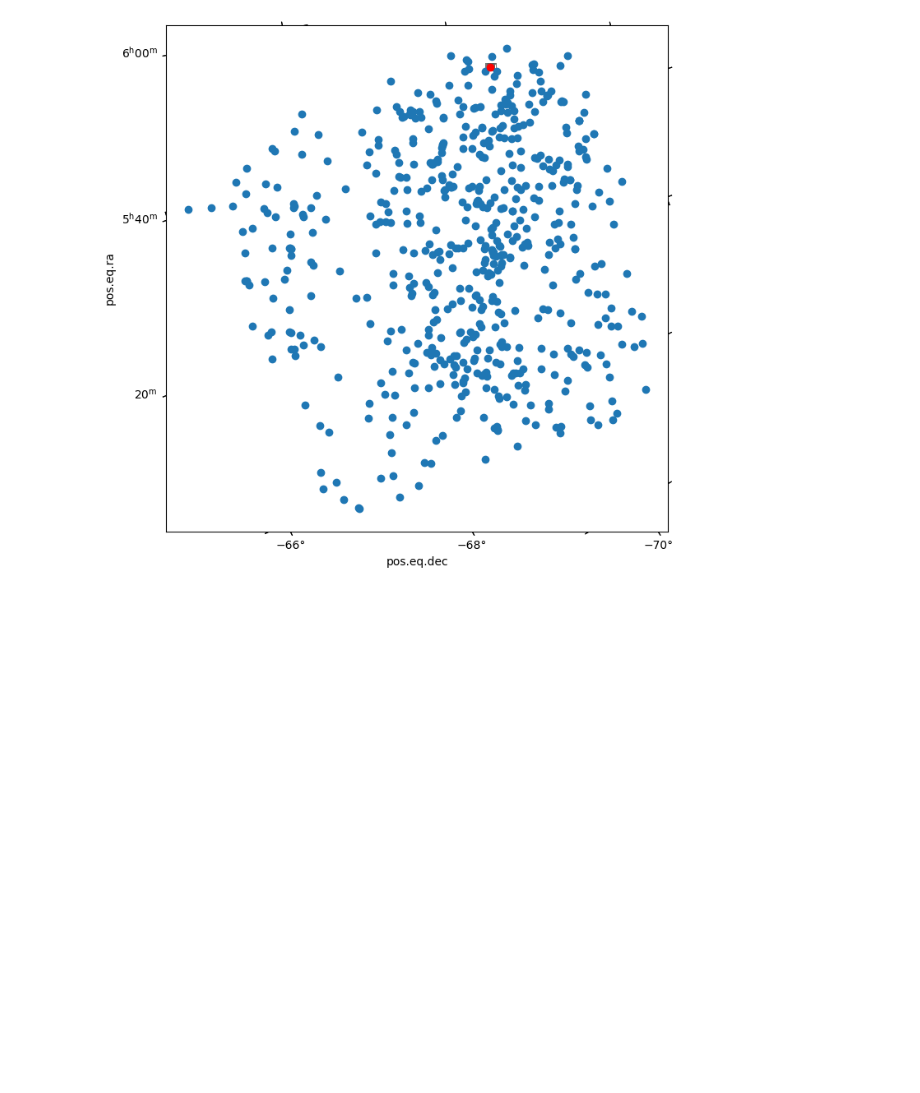
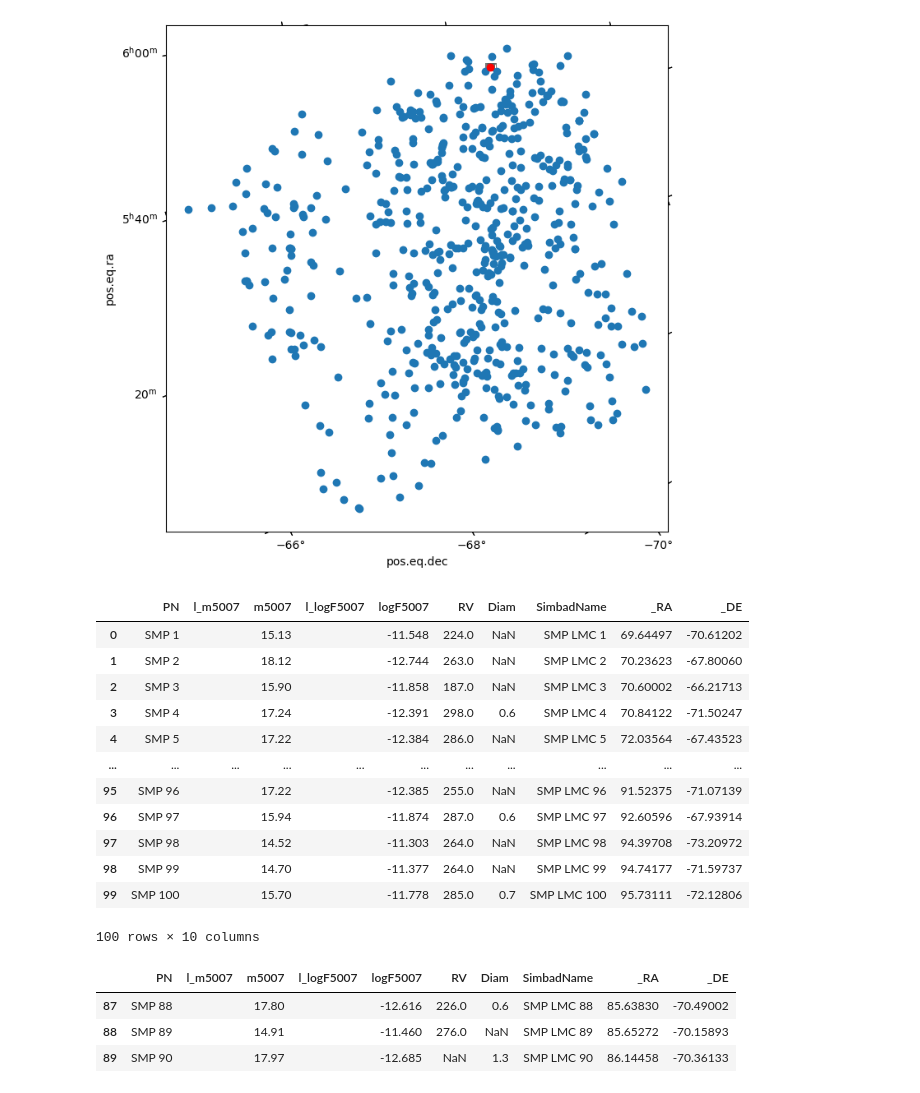
Before and after one commit to pirgalim/SNR-0548-70.4, a Jupyter notebook: pne_callibration.ipynb, the cells around one changed output. Drawn from its saved outputs; the diff is of its cells as text; code cells hidden in the pictures; blank space fills up the shorter version.

```diff
--- a/pne_callibration.ipynb
+++ b/pne_callibration.ipynb
@@ -110,3 +110,39 @@ ax.scatter(snr.ra, snr.dec, color="r", transform=ax.get_transform("world"))
 # %% [output]
 <matplotlib.collections.PathCollection at 0x...>
 [figure]
+# %%
+# read with pandas
+
+import pandas as pd
+
+
+# cols = ["[RP2006]", "F[OIII]", "e_F[OIII]", "_RA", "_DE"]
+table = pd.read_csv("zaritsky.csv", sep=",")
+
+table
+# %% [output]
+|  | PN | l_m5007 | m5007 | l_logF5007 | logF5007 | RV | Diam | SimbadName | _RA | _DE |
+| 0 | SMP 1 |  | 15.13 |  | -11.548 | 224.0 | NaN | SMP LMC 1 | 69.64497 | -70.61202 |
+| 1 | SMP 2 |  | 18.12 |  | -12.744 | 263.0 | NaN | SMP LMC 2 | 70.23623 | -67.80060 |
+| 2 | SMP 3 |  | 15.90 |  | -11.858 | 187.0 | NaN | SMP LMC 3 | 70.60002 | -66.21713 |
+| 3 | SMP 4 |  | 17.24 |  | -12.391 | 298.0 | 0.6 | SMP LMC 4 | 70.84122 | -71.50247 |
+| 4 | SMP 5 |  | 17.22 |  | -12.384 | 286.0 | NaN | SMP LMC 5 | 72.03564 | -67.43523 |
+| ... | ... | ... | ... | ... | ... | ... | ... | ... | ... | ... |
+| 95 | SMP 96 |  | 17.22 |  | -12.385 | 255.0 | NaN | SMP LMC 96 | 91.52375 | -71.07139 |
+| 96 | SMP 97 |  | 15.94 |  | -11.874 | 287.0 | 0.6 | SMP LMC 97 | 92.60596 | -67.93914 |
+| 97 | SMP 98 |  | 14.52 |  | -11.303 | 264.0 | NaN | SMP LMC 98 | 94.39708 | -73.20972 |
+| 98 | SMP 99 |  | 14.70 |  | -11.377 | 264.0 | NaN | SMP LMC 99 | 94.74177 | -71.59737 |
+| 99 | SMP 100 |  | 15.70 |  | -11.778 | 285.0 | 0.7 | SMP LMC 100 | 95.73111 | -72.12806 |
+100 rows × 10 columns
+# %%
+pnes = SkyCoord(table["_RA"].values * u.deg, table["_DE"].values * u.deg, frame="icrs")
+sep = snr.separation(pnes)
+
+fov = table[sep < 50 * u.arcmin]
+
+fov
+# %% [output]
+|  | PN | l_m5007 | m5007 | l_logF5007 | logF5007 | RV | Diam | SimbadName | _RA | _DE |
+| 87 | SMP 88 |  | 17.80 |  | -12.616 | 226.0 | 0.6 | SMP LMC 88 | 85.63830 | -70.49002 |
+| 88 | SMP 89 |  | 14.91 |  | -11.460 | 276.0 | NaN | SMP LMC 89 | 85.65272 | -70.15893 |
+| 89 | SMP 90 |  | 17.97 |  | -12.685 | NaN | 1.3 | SMP LMC 90 | 86.14458 | -70.36133 |
```
Also changed, not shown: parts of 1 cell of this notebook.
